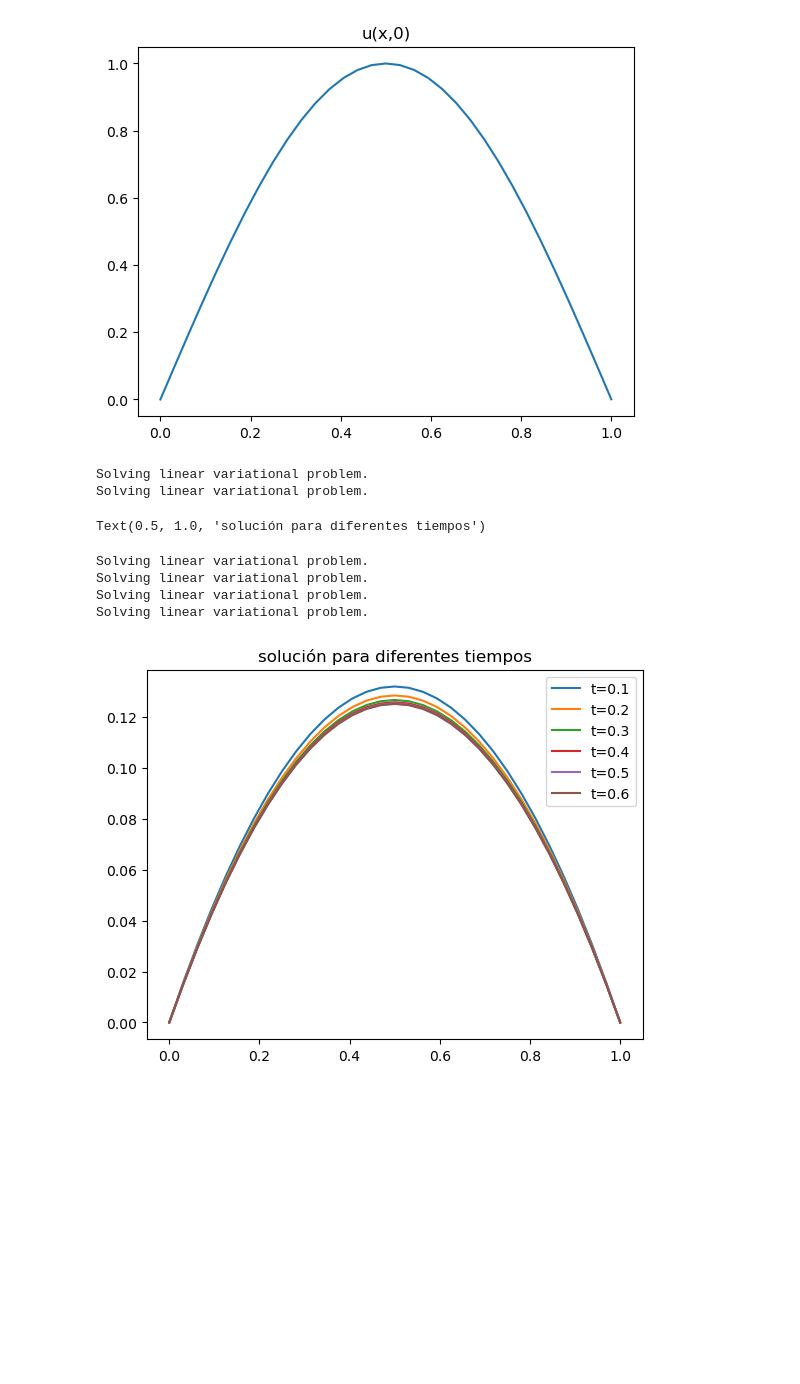
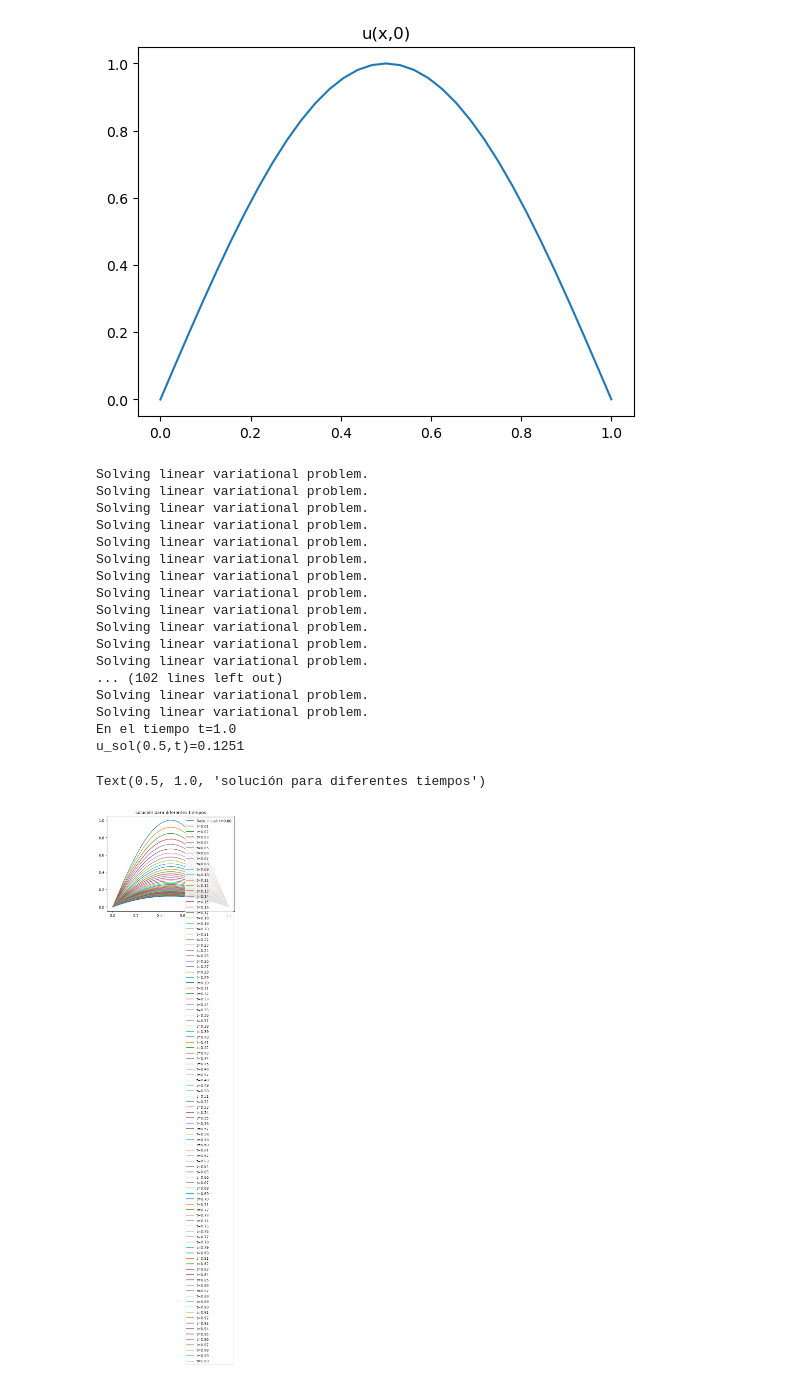
Before and after one commit to af-ayala/Numerical, a Jupyter notebook: Fenics/calor/calor_1D.ipynb, the cells around one changed output. Saved outputs shown, nothing was run; the diff lists cells and outputs as text; code cells hidden in the pictures; blank space fills up the shorter version.

```diff
--- a/Fenics/calor/calor_1D.ipynb
+++ b/Fenics/calor/calor_1D.ipynb
@@ -53,49 +80,62 @@ plt.title("u(x,0)")
 Text(0.5, 1.0, 'u(x,0)')
 [figure]
 # %%
-delta_t = 0.1
+delta_t = 0.01
 # %%
-# Decirle a Fenics la forma variacional: a(u,v) = lv(f)
+# Decirle a Fenics la forma variacional: a(u,v) - lv(f) = 0
 # Cuando vamos a repetir iterativamente el cálculo, podemos definir una forma variacional que se repita:
 
-# Define la función u (solución) y v (función prueba)
+# Define la función u (función u^{n+1}), v (función test)
 u = TrialFunction(fspace)
 v = TestFunction(fspace)
 
-fuente = Constant(1.0)
+r = Constant(1.0)
 
-forma_variacional = (
-u * v * dx  +  delta_t * dot(grad(u), grad(v)) * dx   -
-( u_n * v * dx   +  delta_t * fuente * v * dx )
-)
+forma_variacional = u * v * dx  +  delta_t * dot(grad(u), grad(v)) * dx   - ( u_n * v * dx   +  delta_t * r * v * dx )
 
 # puedo hallar los lados izquierdos y derechos del problema de arriba automáticamente en cualquier iteración
-
 lhs_ecuacion = lhs(forma_variacional)
 rhs_ecuacion = rhs(forma_variacional)
 
+# definimos la función que guardará nuestra solución
 u_sol = Function(fspace)
 # %%
 # Ahora resolveré la forma variacional de arriba para cada iteración de tiempo
-n_pasos_tiempo = 6
-t_actual = 0
+n_pasos_tiempo = 100
+tiempo = 0
 
+plot(u_n, label = "Dato inicial: " f"t={tiempo:1.2f}") # = u_o
 for i in range(n_pasos_tiempo):
-    t_actual += delta_t
+    tiempo += delta_t
 
     solve(lhs_ecuacion == rhs_ecuacion, u_sol, condicion_borde)
     u_n.assign(u_sol)
 
-    plot(u_sol, label = f"t={t_actual:1.1f}")
+    plot(u_sol, label = f"t={tiempo:1.2f}")
+
+    if(tiempo%0.1 < 0.0001):
+        print("En el tiempo t=" + str(round(tiempo,2)))
+        print("u_sol(0.5,t)=" + str( round(u_sol(0.5),4) ) )
 
 plt.legend()
 plt.title("solución para diferentes tiempos")
 # %% [output]
 Solving linear variational problem.
 Solving linear variational problem.
+Solving linear variational problem.
+Solving linear variational problem.
+Solving linear variational problem.
+Solving linear variational problem.
+Solving linear variational problem.
+Solving linear variational problem.
+Solving linear variational problem.
+Solving linear variational problem.
+Solving linear variational problem.
+Solving linear variational problem.
+... (102 lines left out)
+Solving linear variational problem.
+Solving linear variational problem.
+En el tiempo t=1.0
+u_sol(0.5,t)=0.1251
 Text(0.5, 1.0, 'solución para diferentes tiempos')
-Solving linear variational problem.
-Solving linear variational problem.
-Solving linear variational problem.
-Solving linear variational problem.
-[figure, old version]
+[figure, new version]
```
Also changed, not shown: parts of 6 cells of this notebook, 3 other files.
